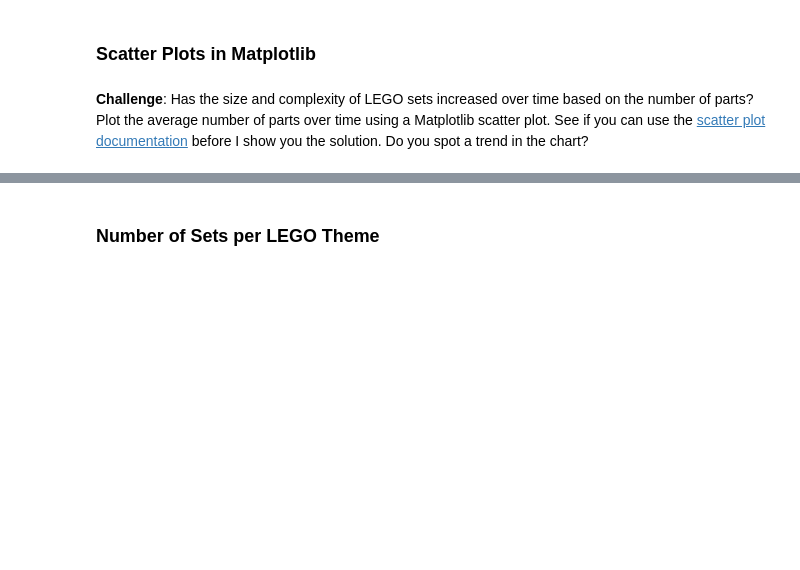
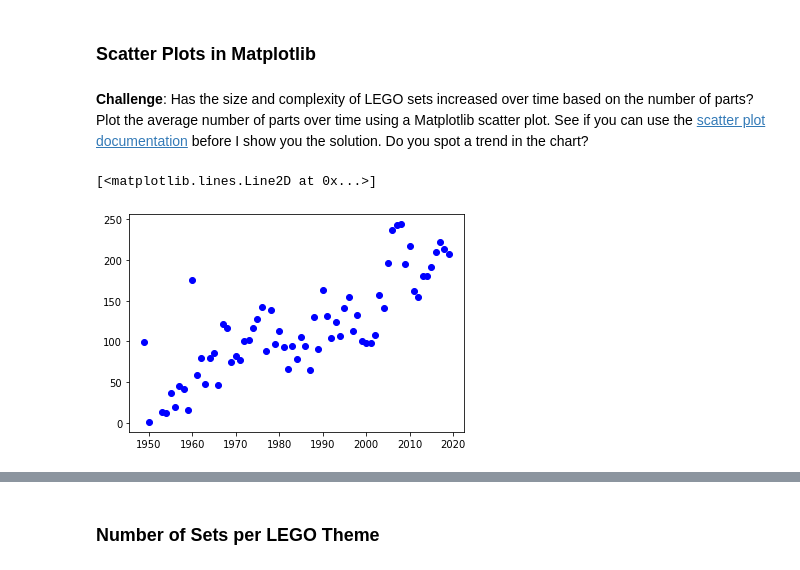
Before and after one commit to kvanst3/Backend, a Jupyter notebook: Data Science/Lego/Lego_Analysis_for_Course_(start).ipynb, the cells around one changed output, grey strips where cells are left out. Saved outputs shown, nothing was run; the diff lists cells and outputs as text; code cells hidden in the pictures; blank space fills up the shorter version.

Commit message:
scatter plot

```diff
--- a/Data Science/Lego/Lego_Analysis_for_Course_(start).ipynb
+++ b/Data Science/Lego/Lego_Analysis_for_Course_(start).ipynb
@@ -220,3 +220,6 @@ Text(0, 0.5, 'Number of Themes')
 [figure]
 # %% [markdown]
 **Challenge**: Use the <code>.groupby()</code> and <code>.agg()</code> function together to figure out the average number of parts per set. How many parts did the average LEGO set released in 1954 compared to say, 2017?
+# %%
+parts_per_set = setframe.groupby('year').agg({'num_parts': pd.Series.mean})
+parts_per_set
@@ -224,3 +242,8 @@ Text(0, 0.5, 'Number of Themes')
 ### Scatter Plots in Matplotlib
 # %% [markdown]
 **Challenge**: Has the size and complexity of LEGO sets increased over time based on the number of parts? Plot the average number of parts over time using a Matplotlib scatter plot. See if you can use the [scatter plot documentation](https://matplotlib.org/3.1.0/api/_as_gen/matplotlib.pyplot.scatter.html) before I show you the solution. Do you spot a trend in the chart?
+# %%
+plt.plot(parts_per_set.index[:-2], parts_per_set.num_parts[:-2], 'bo')
+# %% [output]
+[<matplotlib.lines.Line2D at 0x...>]
+[figure, added]
```
Also changed, not shown: parts of 2 cells of this notebook.
